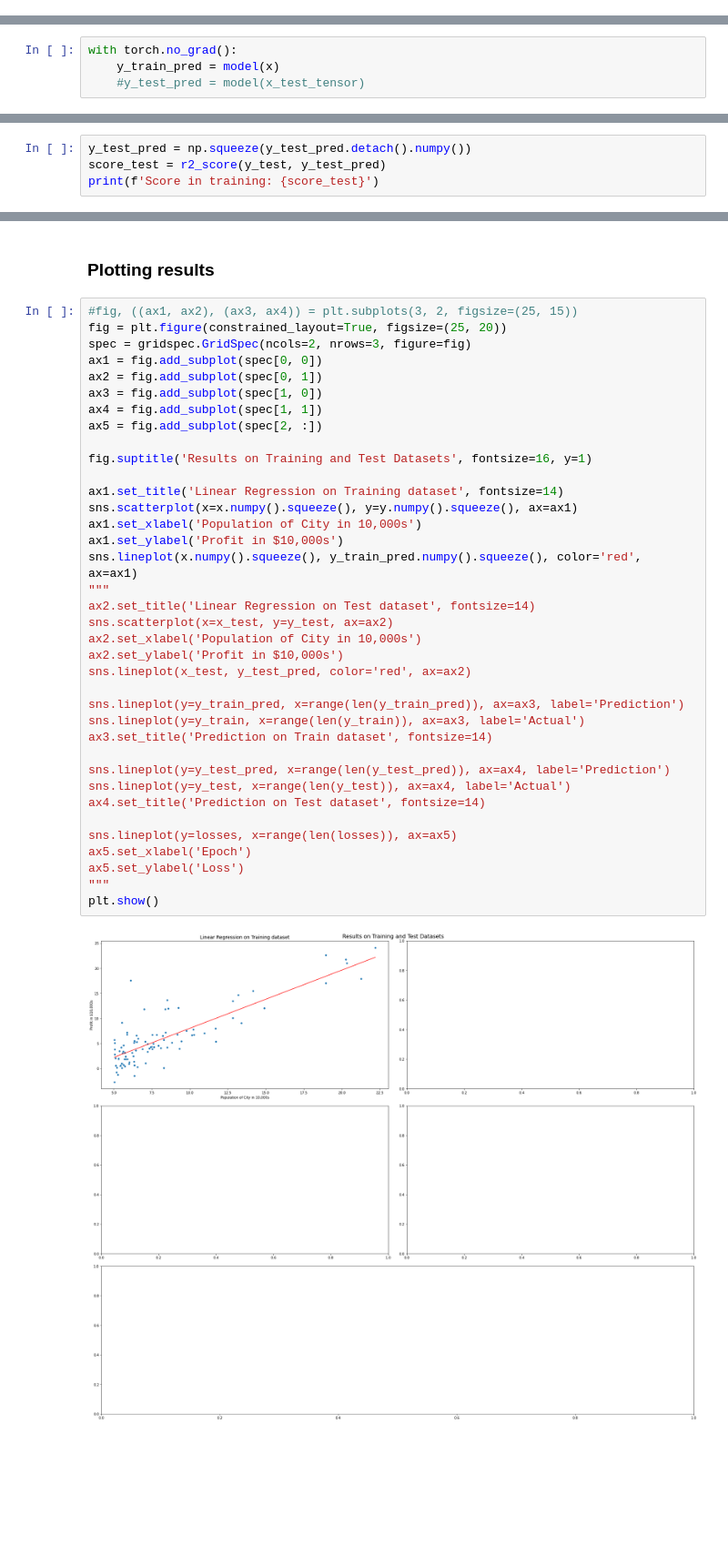
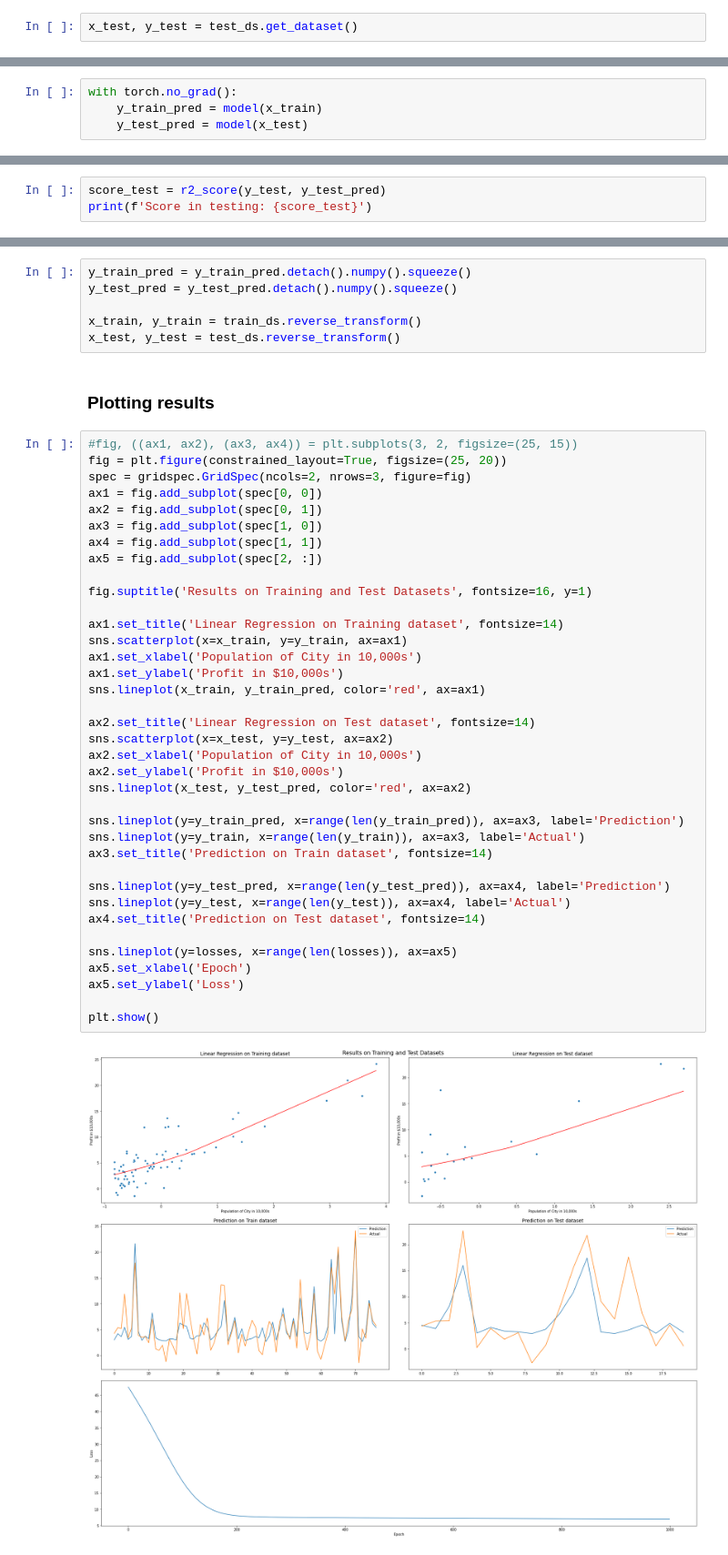
Before and after one commit to jonmunm/nbs, a Jupyter notebook: Machine Learning (Coursera)/Linear Regression/(Pytorch NN with DL) Linear Regression I.ipynb, the cells around one changed output, grey strips where cells are left out. Shown at 91% size. Cells and saved outputs as stored; diff of their text form; blank space fills up the shorter version.

```diff
--- a/Machine Learning (Coursera)/Linear Regression/(Pytorch NN with DL) Linear Regression I.ipynb
+++ b/Machine Learning (Coursera)/Linear Regression/(Pytorch NN with DL) Linear Regression I.ipynb
@@ -149,8 +105,10 @@ array([ 6.1101,  5.5277,  8.5186,  7.0032,  5.8598,  8.3829,  7.4764,
+# %%
+x_test, y_test = test_ds.get_dataset()
 # %% [markdown]
 ### Validating the net
 # %%
 with torch.no_grad():
-    y_train_pred = model(x)
-    #y_test_pred = model(x_test_tensor)
+    y_train_pred = model(x_train)
+    y_test_pred = model(x_test)
 # %%
 #y_train_pred = np.squeeze(y_train_pred.detach().numpy())
@@ -161,5 +119,4 @@ Score in training: 0.701374810850989
 # %%
-y_test_pred = np.squeeze(y_test_pred.detach().numpy())
 score_test = r2_score(y_test, y_test_pred)
-print(f'Score in training: {score_test}')
+print(f'Score in testing: {score_test}')
 # %% [output]
@@ -167,3 +124,9 @@ NameError: name 'y_test_pred' is not defined
+# %%
+y_train_pred = y_train_pred.detach().numpy().squeeze()
+y_test_pred = y_test_pred.detach().numpy().squeeze()
+
+x_train, y_train = train_ds.reverse_transform()
+x_test, y_test = test_ds.reverse_transform()
 # %% [markdown]
 ### Plotting results
 # %%
@@ -173,35 +136,35 @@ spec = gridspec.GridSpec(ncols=2, nrows=3, figure=fig)
 ax1 = fig.add_subplot(spec[0, 0])
 ax2 = fig.add_subplot(spec[0, 1])
 ax3 = fig.add_subplot(spec[1, 0])
 ax4 = fig.add_subplot(spec[1, 1])
 ax5 = fig.add_subplot(spec[2, :])
 
 fig.suptitle('Results on Training and Test Datasets', fontsize=16, y=1)
 
 ax1.set_title('Linear Regression on Training dataset', fontsize=14)
-sns.scatterplot(x=x.numpy().squeeze(), y=y.numpy().squeeze(), ax=ax1)
+sns.scatterplot(x=x_train, y=y_train, ax=ax1)
 ax1.set_xlabel('Population of City in 10,000s')
 ax1.set_ylabel('Profit in $10,000s')
-sns.lineplot(x.numpy().squeeze(), y_train_pred.numpy().squeeze(), color='red', ax=ax1)
-"""
+sns.lineplot(x_train, y_train_pred, color='red', ax=ax1)
+
 ax2.set_title('Linear Regression on Test dataset', fontsize=14)
 sns.scatterplot(x=x_test, y=y_test, ax=ax2)
 ax2.set_xlabel('Population of City in 10,000s')
 ax2.set_ylabel('Profit in $10,000s')
 sns.lineplot(x_test, y_test_pred, color='red', ax=ax2)
 
 sns.lineplot(y=y_train_pred, x=range(len(y_train_pred)), ax=ax3, label='Prediction')
 sns.lineplot(y=y_train, x=range(len(y_train)), ax=ax3, label='Actual')
 ax3.set_title('Prediction on Train dataset', fontsize=14)
 
 sns.lineplot(y=y_test_pred, x=range(len(y_test_pred)), ax=ax4, label='Prediction')
 sns.lineplot(y=y_test, x=range(len(y_test)), ax=ax4, label='Actual')
 ax4.set_title('Prediction on Test dataset', fontsize=14)
 
 sns.lineplot(y=losses, x=range(len(losses)), ax=ax5)
 ax5.set_xlabel('Epoch')
 ax5.set_ylabel('Loss')
-"""
+
 plt.show()
 # %% [output]
-[figure, old version]
+[figure, new version]
```
Also changed, not shown: parts of 21 cells of this notebook, 2 other files.
